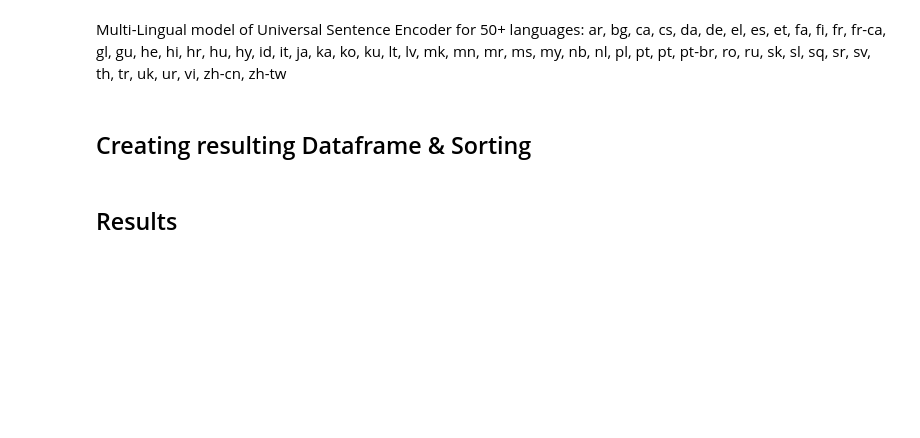
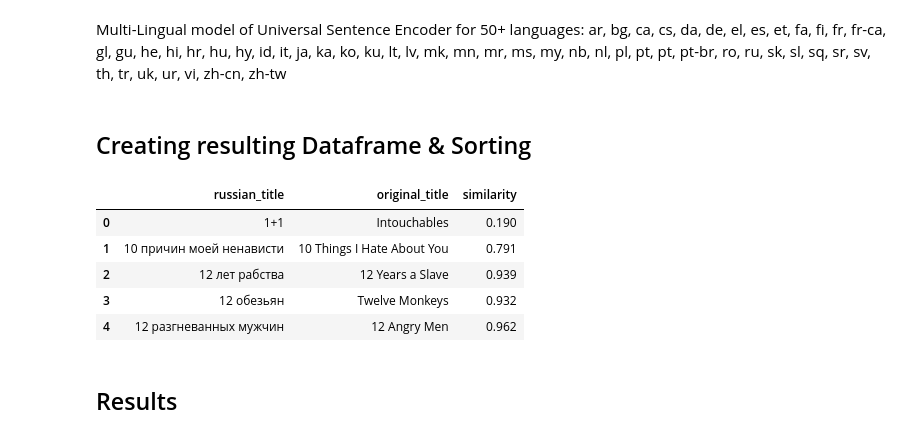
Before and after one commit to Extremesarova/shows_analysis, a Jupyter notebook: analysis/movie_title_translation.ipynb, the cells around one changed output. Drawn from its saved outputs; the diff is of its cells as text; code cells hidden in the pictures; blank space fills up the shorter version.

```diff
--- a/analysis/movie_title_translation.ipynb
+++ b/analysis/movie_title_translation.ipynb
@@ -198,10 +198,18 @@ cosine_scores = util.cos_sim(russian_title_embs, original_title_embs)
 ## Creating resulting Dataframe & Sorting
 # %%
 rows = []
-for i in range(len(sentences1)):
+for i in range(len(russian_titles)):
     rows.append([russian_titles[i], original_titles[i], cosine_scores[i][i].cpu().detach().numpy()])
 
 similarity_df = pd.DataFrame(data=rows, columns=["russian_title", "original_title", "similarity"])
-similarity_df.sort_values(by="similarity", ascending=True, inplace=True)
+similarity_df["similarity"] = similarity_df["similarity"].apply(lambda similarity: similarity.round(3))
+similarity_df.head()
+# %% [output]
+|  | russian_title | original_title | similarity |
+| 0 | 1+1 | Intouchables | 0.190 |
+| 1 | 10 причин моей ненависти | 10 Things I Hate About You | 0.791 |
+| 2 | 12 лет рабства | 12 Years a Slave | 0.939 |
+| 3 | 12 обезьян | Twelve Monkeys | 0.932 |
+| 4 | 12 разгневанных мужчин | 12 Angry Men | 0.962 |
 # %% [markdown]
 ## Results
```
Also changed, not shown: parts of 13 cells of this notebook.
